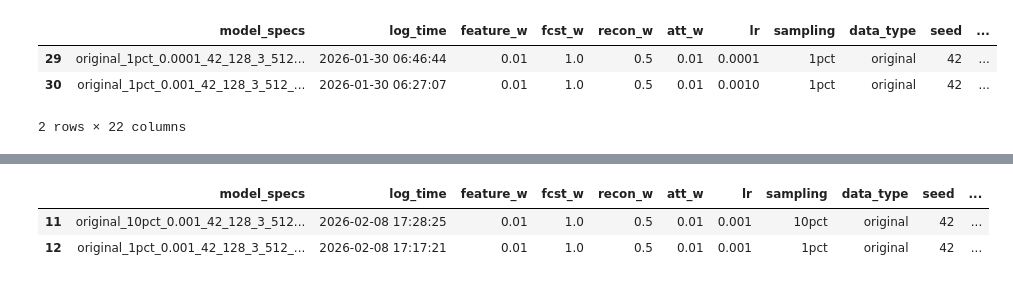
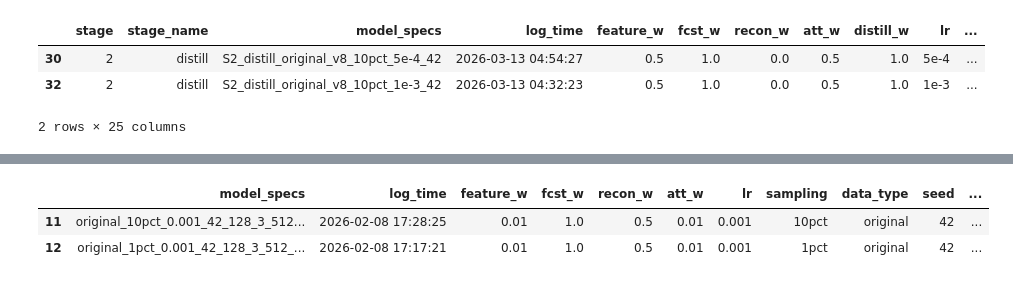
Before and after one commit to hzqn1234/TimeKD_zq, a Jupyter notebook: nb_download_submission_score.ipynb, the cells around one changed output, grey strips where cells are left out. Saved outputs shown, nothing was run; the diff lists cells and outputs as text; code cells hidden in the pictures.

```diff
--- a/nb_download_submission_score.ipynb
+++ b/nb_download_submission_score.ipynb
@@ -97,7 +97,7 @@ import json
 from datetime import datetime
 import pytz
 
-def download_sub(date_string = '2026-01-18 06:00:00' ):
+def download_sub(date_string = '2026-03-13 00:00:01' ):
     # --- 1. Setup Cutoff (Example for Jan 17, 2026 SGT) ---
     sg_tz = pytz.timezone('Asia/Singapore')
     naive_date = datetime.strptime(date_string, '%Y-%m-%d %H:%M:%S')
@@ -145,8 +145,8 @@ def download_sub(date_string = '2026-01-18 06:00:00' ):
     final_df = pd.DataFrame(processed_rows)
     return final_df
 # %%
-final_df = download_sub(date_string = '2026-01-19 05:00:00' )
+final_df = download_sub(date_string = '2026-03-13 00:00:01' )
 final_df = final_df.dropna(subset=['feature_w'])
 final_df.to_csv(f'./experiment_log_submission.csv',index=False)
-final_df.tail(2)
+final_df
 # %% [output]
@@ -157,15 +171,18 @@ final_df.tail(2)
 # %%
 # 0. Filter Specific Rows
-final_df2 = final_df[final_df['remark'] == 'only forecast loss'].copy()
+# final_df2 = final_df[final_df['remark'] == 'only forecast loss'].copy()
+final_df2 = final_df[final_df['remark'].str.contains('T=1', na=False)].copy()
+
+
 
 # 1. Ensure numeric type
 final_df2['private_score'] = pd.to_numeric(final_df2['private_score'], errors='coerce')
 final_df2.tail(2)
 # %% [output]
-|  | model_specs | log_time | feature_w | fcst_w | recon_w | att_w | lr | sampling | data_type | seed | ... |
-| 29 | original_1pct_0.0001_42_128_3_512... | 2026-01-30 06:46:44 | 0.01 | 1.0 | 0.5 | 0.01 | 0.0001 | 1pct | original | 42 | ... |
-| 30 | original_1pct_0.001_42_128_3_512_... | 2026-01-30 06:27:07 | 0.01 | 1.0 | 0.5 | 0.01 | 0.0010 | 1pct | original | 42 | ... |
+|  | stage | stage_name | model_specs | log_time | feature_w | fcst_w | recon_w | att_w | distill_w | lr | ... |
+| 30 | 2 | distill | S2_distill_original_v8_10pct_5e-4_42 | 2026-03-13 04:54:27 | 0.5 | 1.0 | 0.0 | 0.5 | 1.0 | 5e-4 | ... |
+| 32 | 2 | distill | S2_distill_original_v8_10pct_1e-3_42 | 2026-03-13 04:32:23 | 0.5 | 1.0 | 0.0 | 0.5 | 1.0 | 1e-3 | ... |
-2 rows × 22 columns
+2 rows × 25 columns
 # %%
 # 1. Sort by score (descending)
 # 2. Group by your breakdown
```
Also changed, not shown: parts of 2 cells of this notebook, 6 other files.
